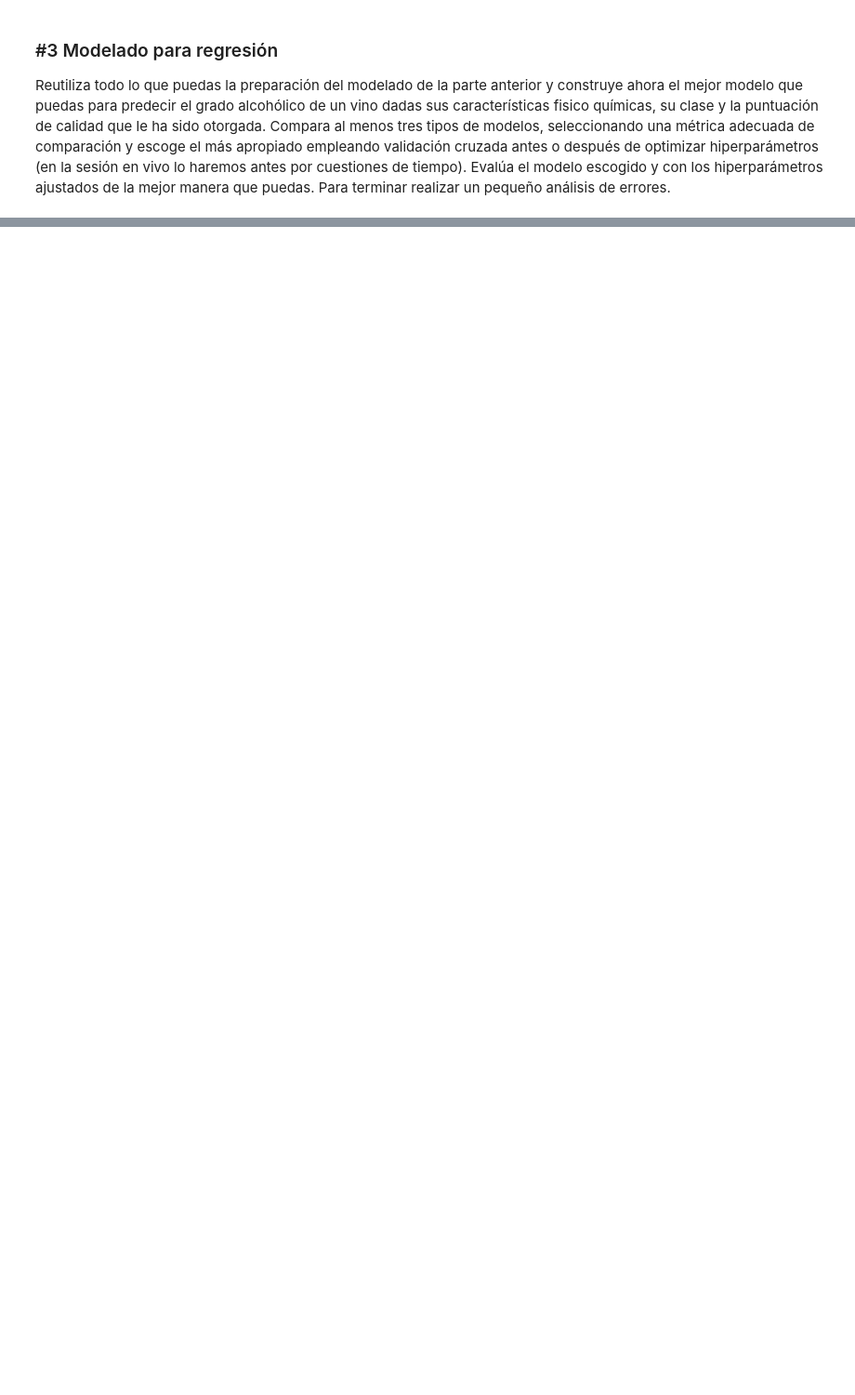
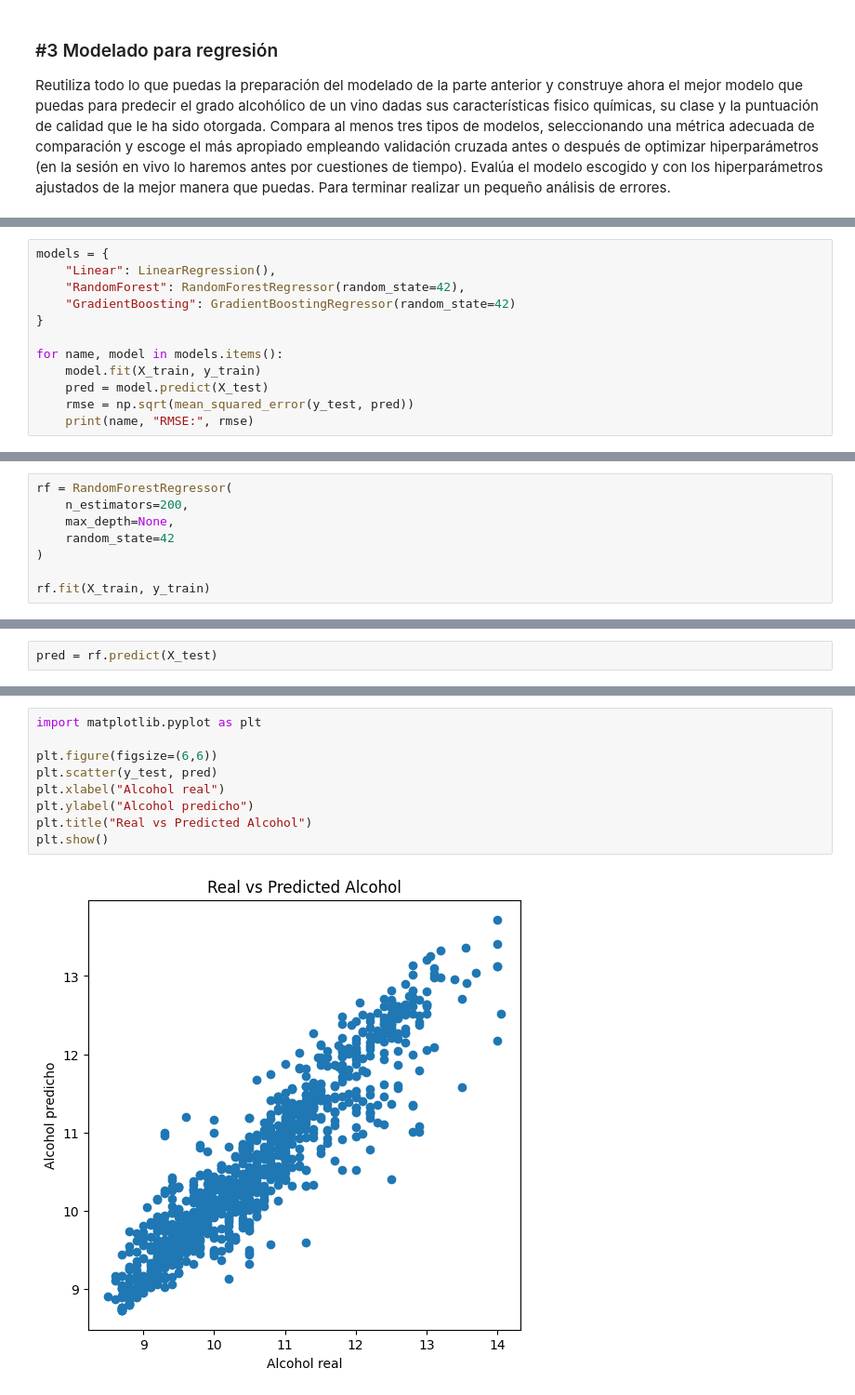
Before and after one commit to rebecaprg/DS-Online-Rebeca-Prior, a Jupyter notebook: 04_Machine_Learning/Sprint_12/Unidad_02_ML_Supervisado_Repaso/03_Practica_Obligatoria/18_Practica_Obligatoria_Repaso_Supervisado.ipynb, the cells around one changed output, grey strips where cells are left out. Shown at 93% size. Cells and saved outputs as stored; diff of their text form; blank space fills up the shorter version.

```diff
--- a/04_Machine_Learning/Sprint_12/Unidad_02_ML_Supervisado_Repaso/03_Practica_Obligatoria/18_Practica_Obligatoria_Repaso_Supervisado.ipynb
+++ b/04_Machine_Learning/Sprint_12/Unidad_02_ML_Supervisado_Repaso/03_Practica_Obligatoria/18_Practica_Obligatoria_Repaso_Supervisado.ipynb
@@ -167,0 +284,12 @@ Reutiliza todo lo que puedas la preparación del modelado de la parte anterior y
+# %%
+models = {
+    "Linear": LinearRegression(),
+    "RandomForest": RandomForestRegressor(random_state=42),
+    "GradientBoosting": GradientBoostingRegressor(random_state=42)
+}
+
+for name, model in models.items():
+    model.fit(X_train, y_train)
+    pred = model.predict(X_test)
+    rmse = np.sqrt(mean_squared_error(y_test, pred))
+    print(name, "RMSE:", rmse)
@@ -167,0 +302,8 @@ Reutiliza todo lo que puedas la preparación del modelado de la parte anterior y
+# %%
+rf = RandomForestRegressor(
+    n_estimators=200,
+    max_depth=None,
+    random_state=42
+)
+
+rf.fit(X_train, y_train)
@@ -167,0 +312,2 @@ Reutiliza todo lo que puedas la preparación del modelado de la parte anterior y
+# %%
+pred = rf.predict(X_test)
@@ -167,0 +326,11 @@ Reutiliza todo lo que puedas la preparación del modelado de la parte anterior y
+# %%
+import matplotlib.pyplot as plt
+
+plt.figure(figsize=(6,6))
+plt.scatter(y_test, pred)
+plt.xlabel("Alcohol real")
+plt.ylabel("Alcohol predicho")
+plt.title("Real vs Predicted Alcohol")
+plt.show()
+# %% [output]
+[figure, added]
```
Also changed, not shown: parts of 20 cells of this notebook, 3 other files.
